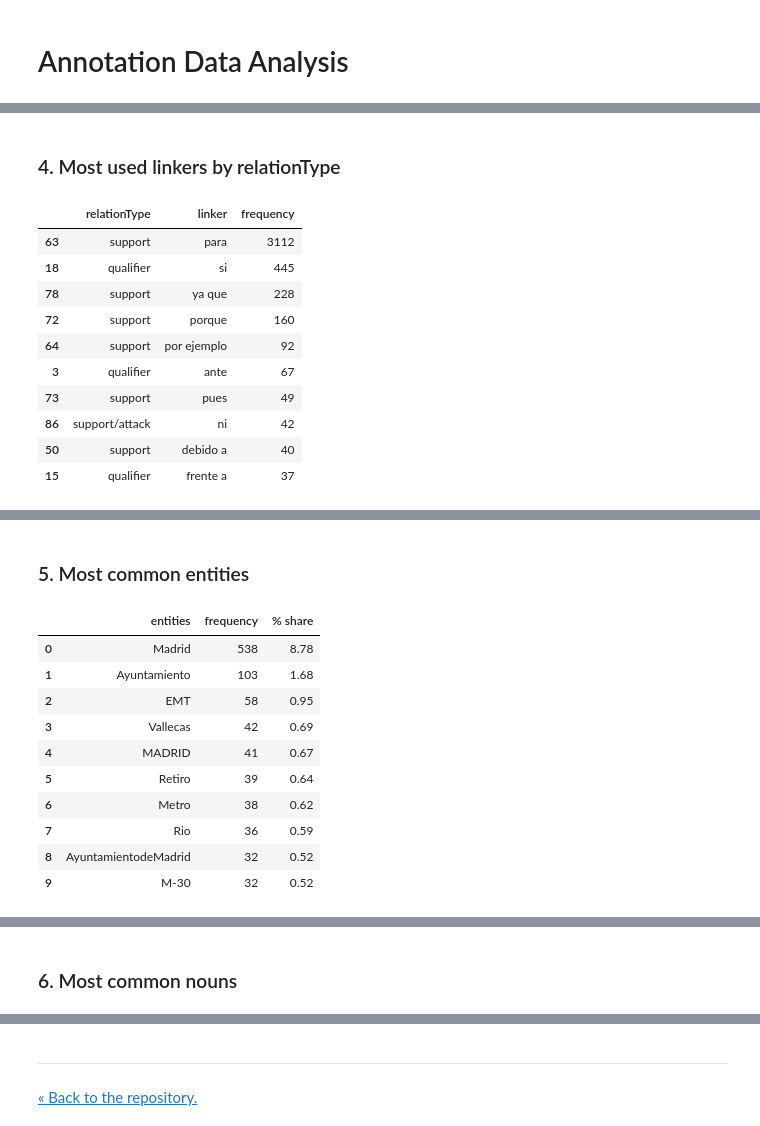
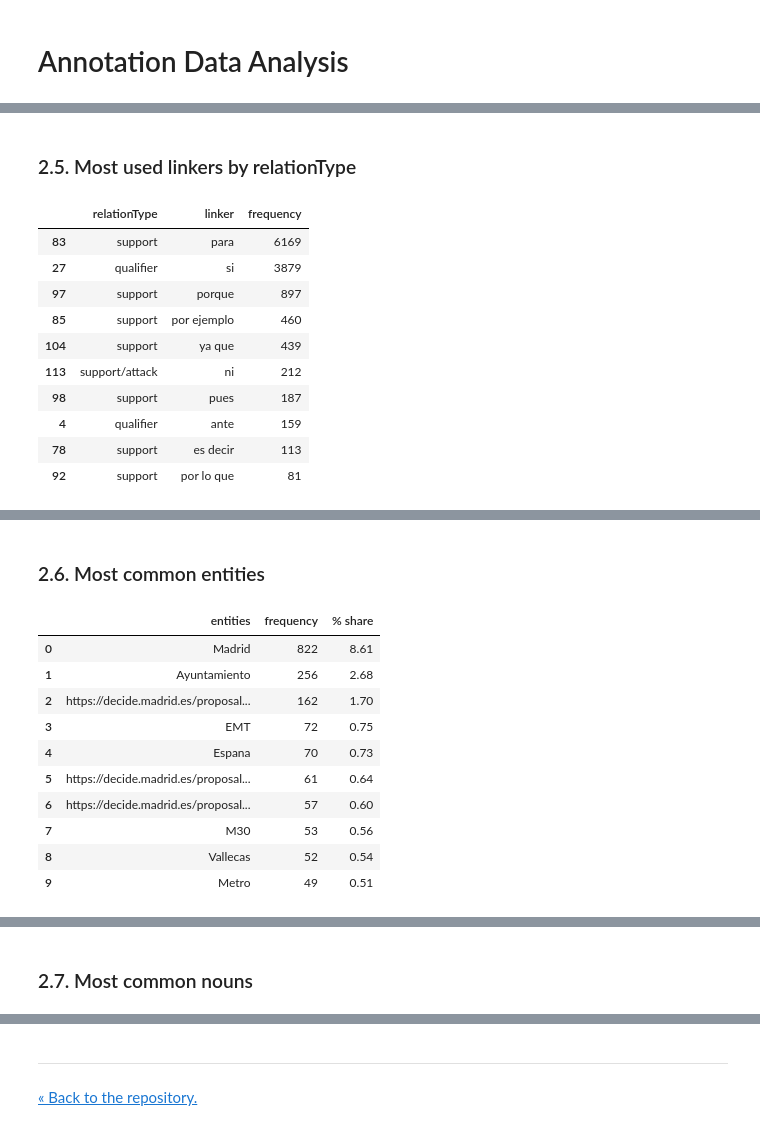
Before and after one commit to argrecsys/arg-miner, a Jupyter notebook: analysis/DataAnalysis.ipynb, the cells around one changed output, grey strips where cells are left out. Drawn from its saved outputs; the diff is of its cells as text; code cells hidden in the pictures.

Commit message:
Update ArgMiner solution
Updated:
- Data analysis (jnb and html)
- Queries
- JSON arguments file

```diff
--- a/analysis/DataAnalysis.ipynb
+++ b/analysis/DataAnalysis.ipynb
@@ -86,6 +87,7 @@ doc_list[0]
 # Local variables
 n_top = 20
 topic_filter = ""
+proposal_args = Counter()
 ls_linkers = []
 entities = Counter()
 nouns = Counter()
@@ -92,0 +97,12 @@ main_verbs = Counter()
+# %%
+proposals_num = 0
+comments_num = 0
+
+for doc in doc_list:
+    if doc["commentID"] == -1:
+        proposals_num += 1
+    else:
+        comments_num += 1
+
+print("Proposals number:", proposals_num)
+print("Comments number:", comments_num)
@@ -92,0 +112,9 @@ main_verbs = Counter()
+# %%
+for doc in doc_list:
+    proposal_args["pid-"+str(doc["proposalID"])] += 1
+
+# Cooking dataframe
+top_proposal_args = proposal_args.most_common(n_top)
+df = pd.DataFrame.from_records(top_proposal_args, columns = ['proposal', 'arguments_num'])
+df["% share"] = round(100.0 * df["arguments_num"] / sum(proposal_args.values()), 2)
+df.head(10)
@@ -210,7 +259,7 @@ plot_bar_chart(df.head(n_top), x_var, y_var, title, color_by)
 # %% [output]
 [interactive output not drawn]
 # %% [markdown]
-### 4. Most used linkers by relationType
+### 2.5. Most used linkers by relationType
 # %%
 # Cooking dataframe
 df = df_linkers.groupby(['relationType', 'linker']).size().reset_index(name='counts')
@@ -219,16 +268,16 @@ df.sort_values(by='frequency', ascending=False, inplace=True)
 df.head(10)
 # %% [output]
 |  | relationType | linker | frequency |
-| 63 | support | para | 3112 |
-| 18 | qualifier | si | 445 |
-| 78 | support | ya que | 228 |
-| 72 | support | porque | 160 |
-| 64 | support | por ejemplo | 92 |
-| 3 | qualifier | ante | 67 |
-| 73 | support | pues | 49 |
-| 86 | support/attack | ni | 42 |
-| 50 | support | debido a | 40 |
-| 15 | qualifier | frente a | 37 |
+| 83 | support | para | 6169 |
+| 27 | qualifier | si | 3879 |
+| 97 | support | porque | 897 |
+| 85 | support | por ejemplo | 460 |
+| 104 | support | ya que | 439 |
+| 113 | support/attack | ni | 212 |
+| 98 | support | pues | 187 |
+| 4 | qualifier | ante | 159 |
+| 78 | support | es decir | 113 |
+| 92 | support | por lo que | 81 |
 # %%
 # Plot top N most used linkers
 x_var = 'frequency'
@@ -239,25 +288,26 @@ plot_bar_chart(df.head(n_top), x_var, y_var, title, color_by)
 # %% [output]
 [interactive output not drawn]
 # %% [markdown]
-### 5. Most common entities
+### 2.6. Most common entities
 # %%
 # Cooking dataframe
 top_entities = entities.most_common(n_top)
 df = pd.DataFrame.from_records(top_entities, columns = ['entities', 'frequency'])
+df["entities"] = [entity if len(entity) <= 35 else (entity[:35]+"...") for entity in df['entities']]
 df["% share"] = round(100.0 * df["frequency"] / sum(entities.values()), 2)
 df.head(10)
 # %% [output]
 |  | entities | frequency | % share |
-| 0 | Madrid | 538 | 8.78 |
-| 1 | Ayuntamiento | 103 | 1.68 |
-| 2 | EMT | 58 | 0.95 |
-| 3 | Vallecas | 42 | 0.69 |
-| 4 | MADRID | 41 | 0.67 |
-| 5 | Retiro | 39 | 0.64 |
-| 6 | Metro | 38 | 0.62 |
-| 7 | Rio | 36 | 0.59 |
-| 8 | AyuntamientodeMadrid | 32 | 0.52 |
-| 9 | M-30 | 32 | 0.52 |
+| 0 | Madrid | 822 | 8.61 |
+| 1 | Ayuntamiento | 256 | 2.68 |
+| 2 | https://decide.madrid.es/proposal... | 162 | 1.70 |
+| 3 | EMT | 72 | 0.75 |
+| 4 | Espana | 70 | 0.73 |
+| 5 | https://decide.madrid.es/proposal... | 61 | 0.64 |
+| 6 | https://decide.madrid.es/proposal... | 57 | 0.60 |
+| 7 | M30 | 53 | 0.56 |
+| 8 | Vallecas | 52 | 0.54 |
+| 9 | Metro | 49 | 0.51 |
 # %%
 # Plot top N most used entities
 x_var = 'frequency'
@@ -267,7 +317,7 @@ plot_bar_chart(df.head(n_top), x_var, y_var, title)
 # %% [output]
 [interactive output not drawn]
 # %% [markdown]
-### 6. Most common nouns
+### 2.7. Most common nouns
 # %%
 # Cooking dataframe
 top_nouns = nouns.most_common(n_top)
```
Also changed, not shown: parts of 20 cells of this notebook, 10 other files.
